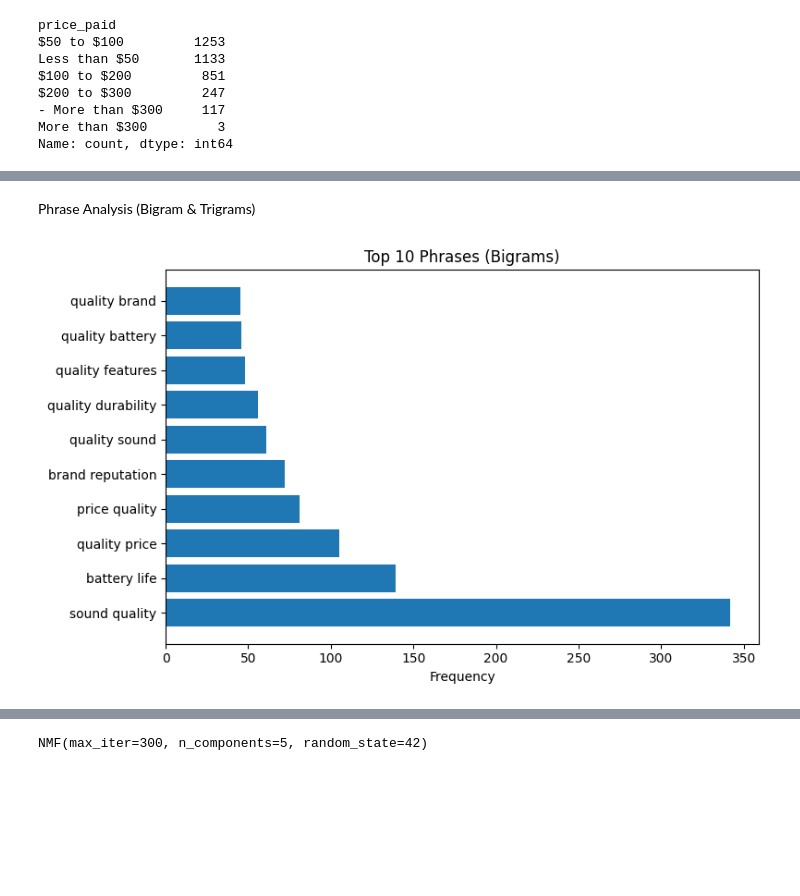
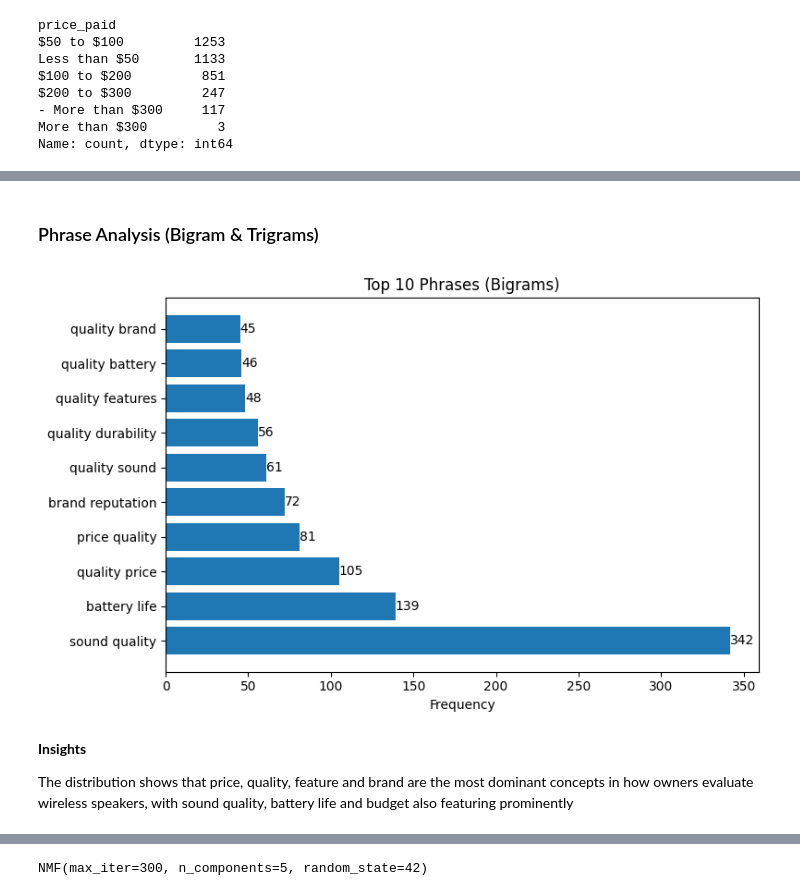
Before and after one commit to uwn-online/Customer-insight-analysis, a Jupyter notebook: notebooks/customer_insight_analysis.ipynb, the cells around one changed output, grey strips where cells are left out. Cells and saved outputs as stored; diff of their text form; code cells hidden in the pictures; blank space fills up the shorter version.

```diff
--- a/notebooks/customer_insight_analysis.ipynb
+++ b/notebooks/customer_insight_analysis.ipynb
@@ -676,6 +631,12 @@ plt.ylabel("Frequency")
 plt.xlabel("Keywords")
 plt.title("Top 10 Keywords Mentioned in Price Evaluation")
 plt.xticks(rotation=45)
+
+# Add data labels on top of bars
+for bar in bars:
+    height = bar.get_height()
+    plt.text(bar.get_x() + bar.get_width()/2, height,
+             f'{height}', ha='center', va='bottom')
 plt.tight_layout()
 plt.show()
 # %% [output]
@@ -683,5 +648,5 @@ plt.show()
 # %% [markdown]
-Phrase Analysis (Bigram & Trigrams)
+### Phrase Analysis (Bigram & Trigrams)
 # %%
 from nltk import bigrams, trigrams
 # %%
@@ -693,20 +658,32 @@ trigram_counts = Counter(trigrams)
 # %%
 # visualise common phrase
 
 common_bigrams = bigram_counts.most_common(10)
 
 bg_labels = [' '.join(bg) for bg, count in common_bigrams]
 bg_counts = [count for bg, count in common_bigrams]
 
 plt.figure(figsize=(8,5))
 bars = plt.barh(bg_labels, bg_counts)
 
 plt.xlabel("Frequency")
 plt.title("Top 10 Phrases (Bigrams)")
+
+# Add data labels
+for bar in bars:
+    width = bar.get_width()
+    plt.text(width, bar.get_y() + bar.get_height()/2,
+             f'{width}', va='center')
+
+
 plt.tight_layout()
 plt.show()
 # %% [output]
-[figure, old version]
+[figure, new version]
+# %% [markdown]
+ **Insights**
+
+ The distribution shows that price, quality, feature and brand are the most dominant concepts in how owners evaluate wireless speakers, with sound quality, battery life and budget also featuring prominently
 # %%
 common_trigrams = trigram_counts.most_common(10)
 tg_labels = [' '.join(tg) for tg, count in common_trigrams]
```
Also changed, not shown: parts of 56 cells of this notebook.
